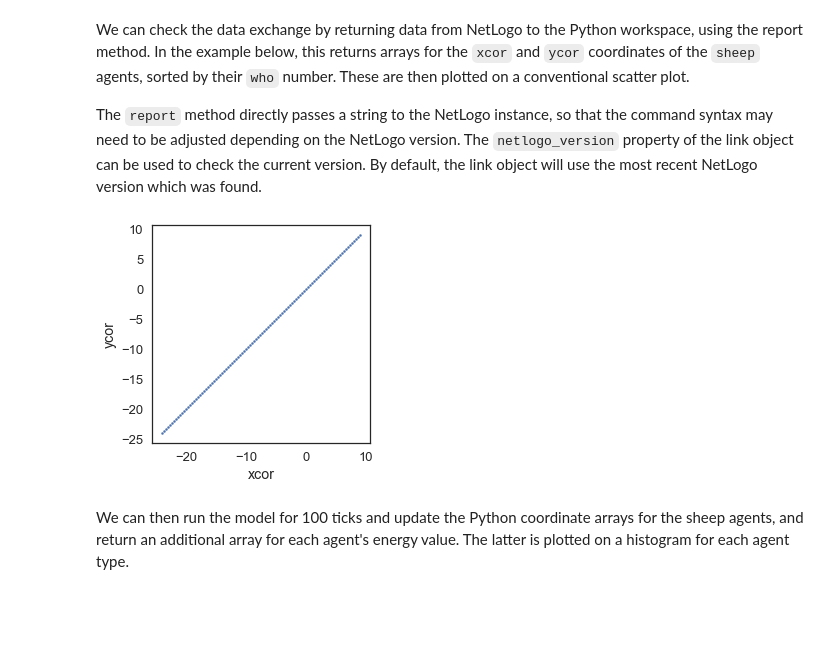
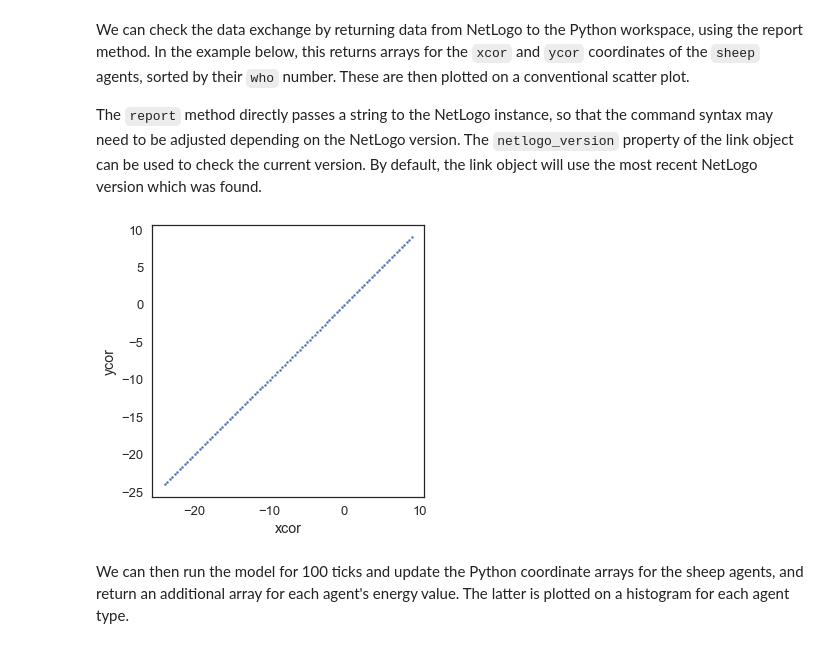
Before and after one commit to quaquel/pynetlogo_jasss, a Jupyter notebook: docs/source/example1.ipynb, the cells around one changed output. Saved outputs shown, nothing was run; the diff lists cells and outputs as text; code cells hidden in the pictures; blank space fills up the shorter version.

```diff
--- a/docs/source/example1.ipynb
+++ b/docs/source/example1.ipynb
@@ -52,15 +53,15 @@ elif netlogo.netlogo_version == '5':
 # %%
 fig, ax = plt.subplots(1)
 
 ax.scatter(x, y, s=4)
 ax.set_xlabel('xcor')
 ax.set_ylabel('ycor')
 ax.set_aspect('equal')
-fig.set_size_inches(4,4)
+fig.set_size_inches(5,5)
 
 plt.show()
 # %% [output]
-[figure, old version]
+[figure, new version]
 # %% [markdown]
 We can then run the model for 100 ticks and update the Python coordinate arrays for the sheep agents, and return an additional array for each agent's energy value. The latter is plotted on a histogram for each agent type.
 # %%
```
Also changed, not shown: parts of 12 cells of this notebook, 18 other files.
